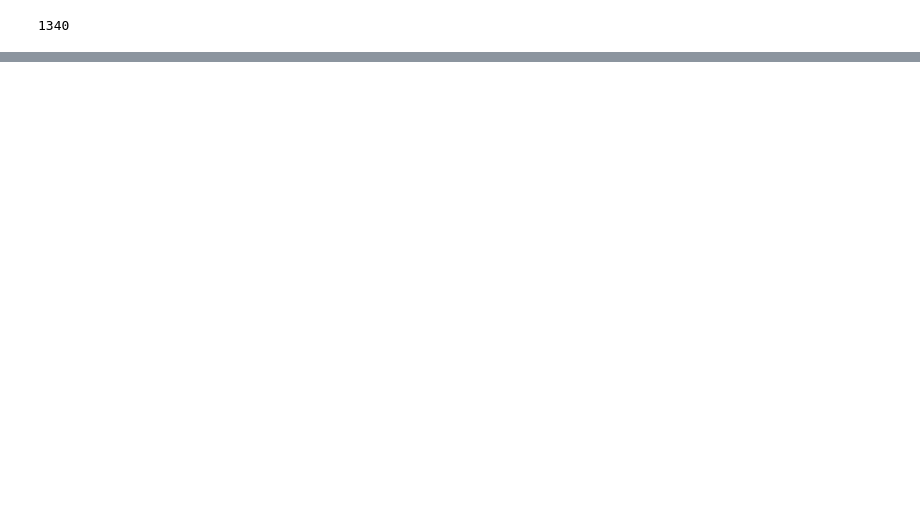
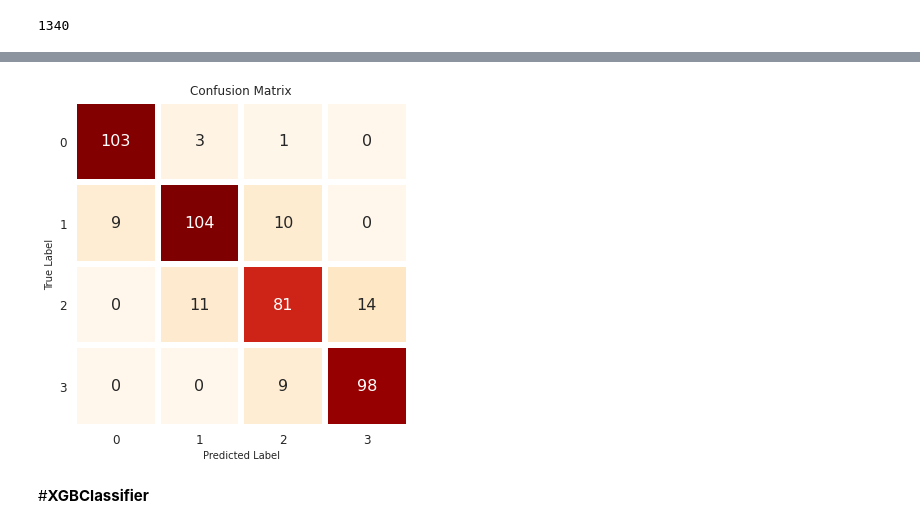
Before and after one commit to JyotiChiluka/Mobile-Price-Range-Prediction_Classification, a Jupyter notebook: Mobile_Price_Range_Prediction.ipynb, the cells around one changed output, grey strips where cells are left out. Cells and saved outputs as stored; diff of their text form; code cells hidden in the pictures; blank space fills up the shorter version.

```diff
--- a/Mobile_Price_Range_Prediction.ipynb
+++ b/Mobile_Price_Range_Prediction.ipynb
@@ -809,0 +898,11 @@ weighted avg       0.80      0.80      0.80       660
+# %%
+gb_clf2 = GradientBoostingClassifier(n_estimators=20, learning_rate=1, max_depth=2, random_state=0)
+gb_clf2.fit(X_test, y_test)
+test_pred = gb_clf2.predict(X_val)
+
+
+print("Confusion Matrix:")
+print(confusion_matrix(y_val, test_pred))
+
+print("Classification Report")
+print(classification_report(y_val, test_pred))
@@ -809,0 +926,20 @@ weighted avg       0.80      0.80      0.80       660
+# %%
+#Plotting the confusion matrix for test set
+cm = confusion_matrix(y_val, test_pred)
+
+df1 = pd.DataFrame(columns=["0","1","2","3"], index= ["0","1","2","3"], data= cm )
+
+f,ax = plt.subplots(figsize=(6,6))
+
+sns.heatmap(df1, annot=True,cmap="OrRd", fmt= '.0f',
+            ax=ax,linewidths = 5, cbar = False,annot_kws={"size": 16})
+plt.xlabel("Predicted Label")
+plt.xticks(size = 12)
+plt.yticks(size = 12, rotation = 0)
+plt.ylabel("True Label")
+plt.title("Confusion Matrix", size = 12)
+plt.show()
+# %% [output]
+[figure, added]
+# %% [markdown]
+#**XGBClassifier**
```
Also changed, not shown: parts of 38 cells of this notebook.
